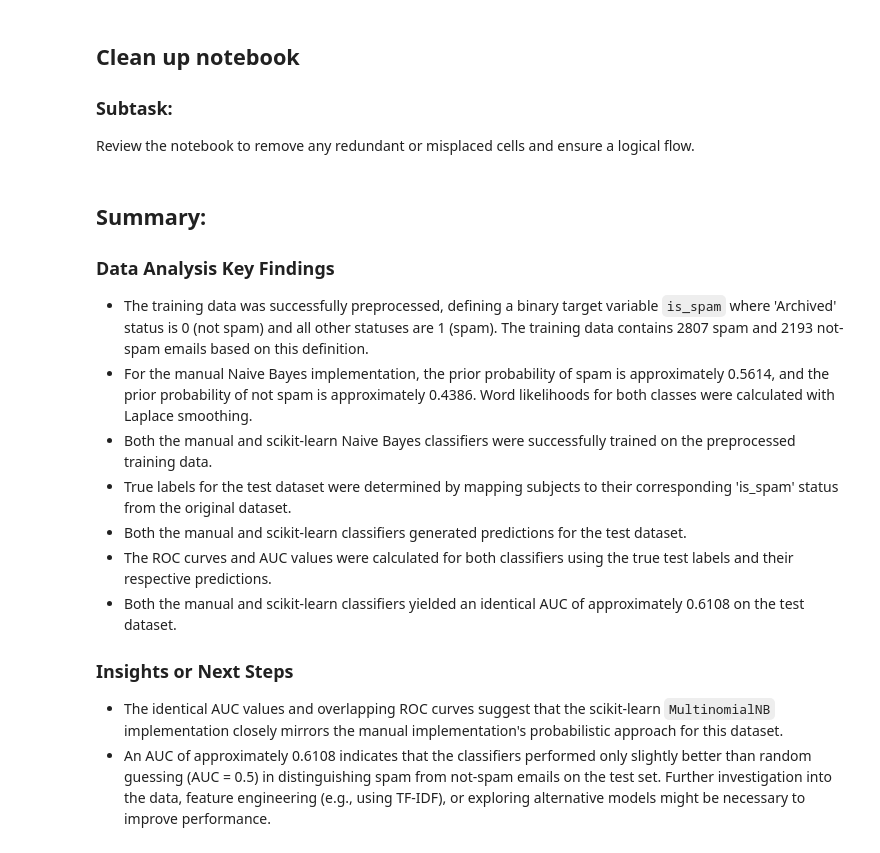
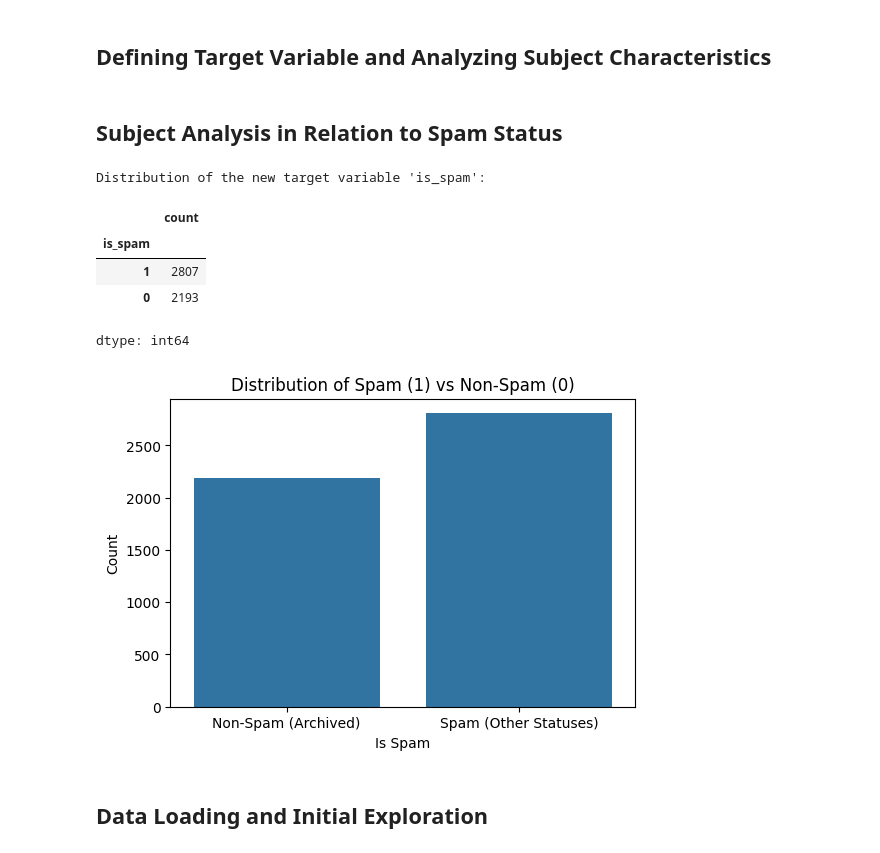
Before and after one commit to rocklambros/email-spam-classifier-naive-bayes-comparisson-roc, a Jupyter notebook: Rock_Lambros_COMP3009_Project_Naive_Bayes_Spam_Detection.ipynb, the cells around one changed output. Saved outputs shown, nothing was run; the diff lists cells and outputs as text; code cells hidden in the pictures.

```diff
--- a/Rock_Lambros_COMP3009_Project_Naive_Bayes_Spam_Detection.ipynb
+++ b/Rock_Lambros_COMP3009_Project_Naive_Bayes_Spam_Detection.ipynb
@@ -2291,22 +0,0 @@ This result highlights the importance of thoroughly understanding the dataset, t
-# %% [markdown]
-## Clean up notebook
-
-### Subtask:
-Review the notebook to remove any redundant or misplaced cells and ensure a logical flow.
-# %% [markdown]
-## Summary:
-
-### Data Analysis Key Findings
-
-*   The training data was successfully preprocessed, defining a binary target variable `is_spam` where 'Archived' status is 0 (not spam) and all other statuses are 1 (spam). The training data contains 2807 spam and 2193 not-spam emails based on this definition.
-*   For the manual Naive Bayes implementation, the prior probability of spam is approximately 0.5614, and the prior probability of not spam is approximately 0.4386. Word likelihoods for both classes were calculated with Laplace smoothing.
-*   Both the manual and scikit-learn Naive Bayes classifiers were successfully trained on the preprocessed training data.
-*   True labels for the test dataset were determined by mapping subjects to their corresponding 'is_spam' status from the original dataset.
-*   Both the manual and scikit-learn classifiers generated predictions for the test dataset.
-*   The ROC curves and AUC values were calculated for both classifiers using the true test labels and their respective predictions.
-*   Both the manual and scikit-learn classifiers yielded an identical AUC of approximately 0.6108 on the test dataset.
-
-### Insights or Next Steps
-
-*   The identical AUC values and overlapping ROC curves suggest that the scikit-learn `MultinomialNB` implementation closely mirrors the manual implementation's probabilistic approach for this dataset.
-*   An AUC of approximately 0.6108 indicates that the classifiers performed only slightly better than random guessing (AUC = 0.5) in distinguishing spam from not-spam emails on the test set. Further investigation into the data, feature engineering (e.g., using TF-IDF), or exploring alternative models might be necessary to improve performance.
@@ -2312,0 +10,29 @@ Review the notebook to remove any redundant or misplaced cells and ensure a logi
+# %% [markdown]
+## Defining Target Variable and Analyzing Subject Characteristics
+# %% [markdown]
+## Subject Analysis in Relation to Spam Status
+# %%
+# Create the target variable based on 'Status'
+# 'Archived' is not spam (0), other statuses are spam (1)
+df['is_spam'] = df['Status'].apply(lambda x: 0 if x == 'Archived' else 1)
+
+# Display the distribution of the new target variable
+print("\nDistribution of the new target variable 'is_spam':")
+display(df['is_spam'].value_counts())
+
+# Visualize the distribution of the new target variable
+plt.figure(figsize=(6,4))
+sns.countplot(x='is_spam', data=df)
+plt.title('Distribution of Spam (1) vs Non-Spam (0)')
+plt.xlabel('Is Spam')
+plt.ylabel('Count')
+plt.xticks([0, 1], ['Non-Spam (Archived)', 'Spam (Other Statuses)'])
+plt.show()
+# %% [output]
+Distribution of the new target variable 'is_spam':
+|  | count |
+| is_spam |  |
+| 1 | 2807 |
+| 0 | 2193 |
+dtype: int64
+[figure, added]
@@ -2312,0 +42,2 @@ Review the notebook to remove any redundant or misplaced cells and ensure a logi
+# %% [markdown]
+## Data Loading and Initial Exploration
```
Also changed, not shown: parts of 135 cells of this notebook, 6 other files.
